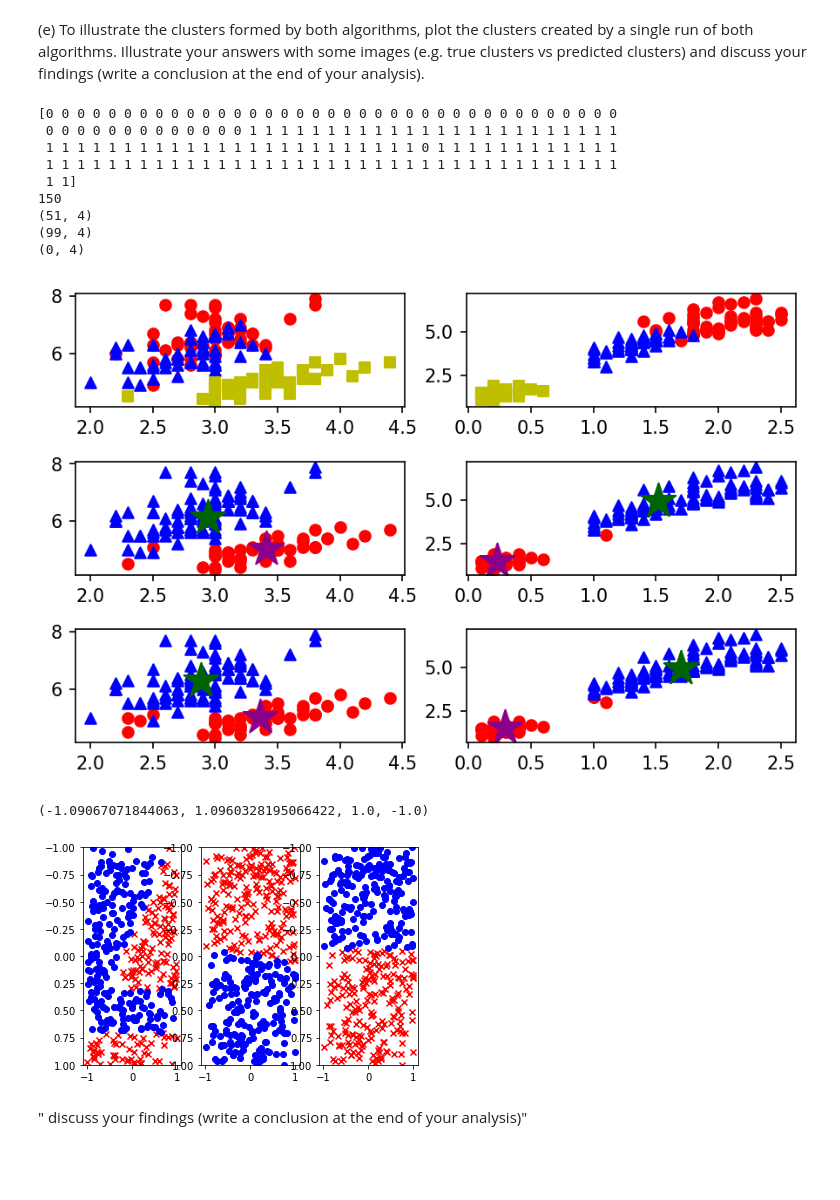
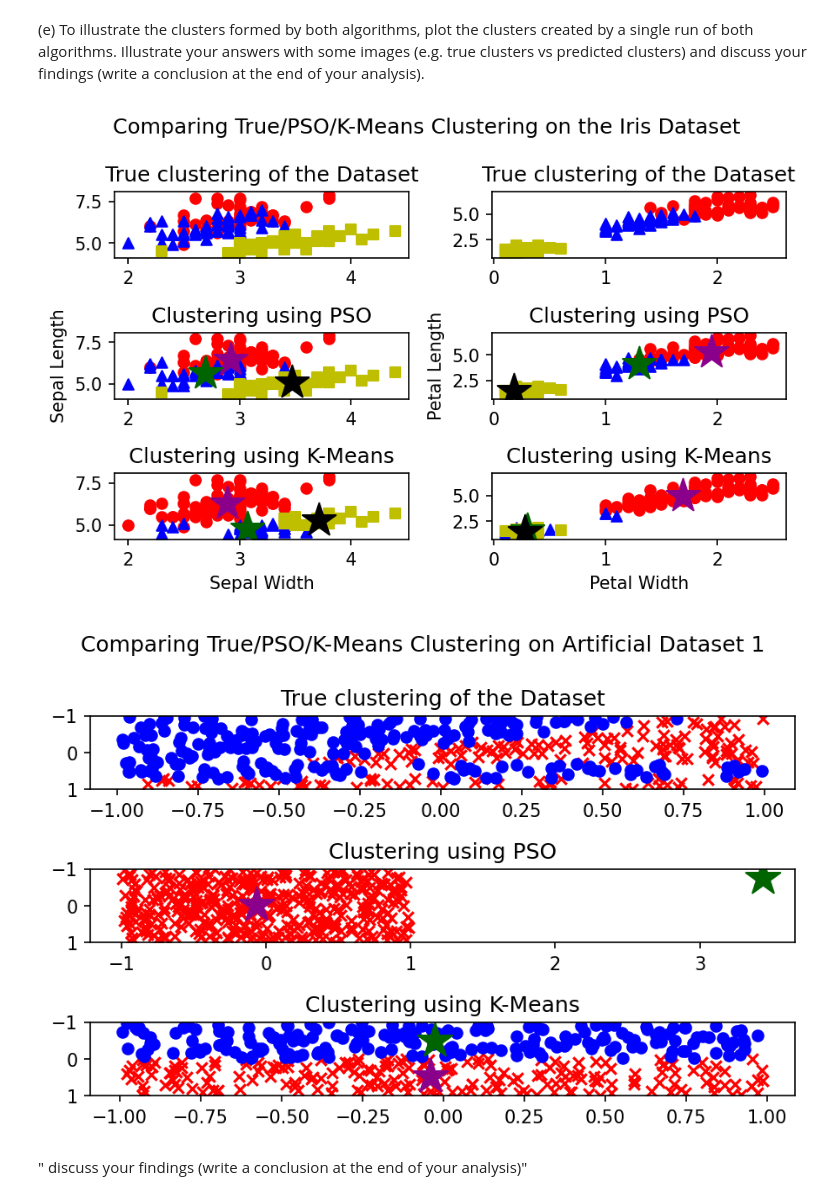
Before and after one commit to JanSchering/natural_computing, a Jupyter notebook: assignment_2/Ex3.ipynb, the cells around one changed output. Drawn from its saved outputs; the diff is of its cells as text; code cells hidden in the pictures; blank space fills up the shorter version.

Commit message:
Adjust plots Ex3

```diff
--- a/assignment_2/Ex3.ipynb
+++ b/assignment_2/Ex3.ipynb
@@ -192,7 +192,7 @@ def update_position(current, velocity) -> np.ndarray:
 </ol>
 # %%
 # Define a function that runs the K-Means PSO algorithm
-def k_means_PSO(K:int, data_dim: int, dataset:np.ndarray, pop_size:int, max_iter:int, omega:float, alpha1:float, alpha2:float) -> np.ndarray:
+def pso(K:int, data_dim: int, dataset:np.ndarray, pop_size:int, max_iter:int, omega:float, alpha1:float, alpha2:float) -> np.ndarray:
     """Runs a K-Means PSO algorithm for <max_iter> iterations to find a set of <K> clusters for a dataset.
 
     Args:
@@ -555,7 +555,7 @@ alpha1 = alpha2 = 1.49
 dataset = df.iloc[:, :-1].to_numpy()
 assert dataset.shape == (df.shape[0], 4)
 _, num_dimensions = dataset.shape
-best, best_fitness, fitness_history = k_means_PSO(K, num_dimensions, dataset, pop_size, iterations, omega, alpha1, alpha2)
+best, best_fitness, fitness_history = pso(K, num_dimensions, dataset, pop_size, iterations, omega, alpha1, alpha2)
 
 cluster_marker = "*"
 cluster_color = ["darkmagenta", "darkgreen", "black"]
@@ -575,7 +575,7 @@ axs[1].set_xlabel("Petal Width")
 axs[1].set_ylabel("Petal Length")
 axs[2].set_xlabel("iteration")
 axs[2].set_ylabel("fitness")
-fig.suptitle("Visualizing a sample run using K-Means PSO")
+fig.suptitle("Visualizing a sample run using PSO")
 axs[0].legend(bbox_to_anchor=(1,-0.3), prop={'size': 6}, markerscale=.5)
 axs[1].legend(bbox_to_anchor=(1,-0.3), prop={'size': 6}, markerscale=.5)
 fig.tight_layout()
@@ -706,6 +706,11 @@ def get_assignments(particle, dataset):
 # %%
 # Plot the predicted clustering vs true clustering for the Iris Dataset
 df = pd.read_csv("iris.data", names=["sepal length", "sepal width", "petal length", "petal width", "label"])
+K = 3
+iterations = 100
+pop_size = 10
+omega = 0.72
+alpha1 = alpha2 = 1.49
 
 fig, axs = plt.subplots(3,2, facecolor='w')
 # Define pyplot utils
@@ -719,7 +724,7 @@ plot_iris_dataset(axs[0][0], axs[0][1], df)
 dataset = df.iloc[:, :-1].to_numpy()
 assert dataset.shape == (df.shape[0], 4)
 _, num_dimensions = dataset.shape
-best, best_fitness, fitness_history = k_means_PSO(K, num_dimensions, dataset, pop_size, iterations, omega, alpha1, alpha2)
+best, best_fitness, fitness_history = pso(K, num_dimensions, dataset, pop_size, iterations, omega, alpha1, alpha2)
 
 
 # Create different markers for each class
@@ -729,11 +734,8 @@ labels = set(df["label"])
 
 # Plot the results
 assignments = get_assignments(best, dataset)
-print(assignments)
-print(len(assignments))
 for cluster_idx, label in enumerate(labels):
     class_points = dataset[assignments == cluster_idx]
-    print(class_points.shape)
     if class_points.shape[0] > 0:
         # Plot the assigned Petal width/length
         axs[1][0].scatter(class_points[:, 1], class_points[:, 0], marker=markers[cluster_idx], color=colors[cluster_idx], label=label)
@@ -764,19 +766,26 @@ for idx, cluster in enumerate(best):
     axs[2][0].scatter(cluster[1], cluster[0], marker=cluster_marker, color=cluster_color[idx], label=f"Centroid class{idx}", s=400)
     axs[2][1].scatter(cluster[3], cluster[2], marker=cluster_marker, color=cluster_color[idx], label=f"Centroid class{idx}", s=400)
 
+
+#plt.setp(axs[-1, :], xlabel='Generation')
+#plt.setp(axs[:, 0], ylabel='Fitness')
+plt.setp(axs[-1, 1], xlabel="Petal Width")
+plt.setp(axs[-1, 0], xlabel="Sepal Width")
+plt.setp(axs[1, 0], ylabel="Sepal Length")
+plt.setp(axs[1, 1], ylabel="Petal Length")
+axs[0][0].title.set_text("True clustering of the Dataset")
+axs[0][1].title.set_text("True clustering of the Dataset")
+axs[1][0].title.set_text("Clustering using PSO")
+axs[1][1].title.set_text("Clustering using PSO")
+axs[2][0].title.set_text("Clustering using K-Means")
+axs[2][1].title.set_text("Clustering using K-Means")
+
+
+fig.suptitle("Comparing True/PSO/K-Means Clustering on the Iris Dataset")
 fig.set_dpi(150)
 fig.tight_layout()
 # %% [output]
-[0 0 0 0 0 0 0 0 0 0 0 0 0 0 0 0 0 0 0 0 0 0 0 0 0 0 0 0 0 0 0 0 0 0 0 0 0
- 0 0 0 0 0 0 0 0 0 0 0 0 0 1 1 1 1 1 1 1 1 1 1 1 1 1 1 1 1 1 1 1 1 1 1 1 1
- 1 1 1 1 1 1 1 1 1 1 1 1 1 1 1 1 1 1 1 1 1 1 1 1 0 1 1 1 1 1 1 1 1 1 1 1 1
- 1 1 1 1 1 1 1 1 1 1 1 1 1 1 1 1 1 1 1 1 1 1 1 1 1 1 1 1 1 1 1 1 1 1 1 1 1
- 1 1]
-150
-(51, 4)
-(99, 4)
-(0, 4)
-[figure, old version]
+[figure, new version]
 # %%
 # Plot the predicted clustering vs true clustering for Artificial Dataset 1
 dataset = np.random.uniform(-1,1,[400,2])
@@ -790,37 +799,45 @@ trials = 30
 num_inits = 10
 omega = 0.72
 alpha1 = alpha2 = 1.49
 
-fig, axs = plt.subplots(1,3)
+fig, axs = plt.subplots(3)
 
 # Plot the true assignments in the first plot
 plot_dataset(axs[0], dataset)
 
 # Plot the predicted assignments using K-Means PSO in the second plot
-best, best_fitness, fitness_history = k_means_PSO(K, num_dimensions, dataset, pop_size, iterations, omega, alpha1, alpha2)
+best, best_fitness, fitness_history = pso(K, num_dimensions, dataset, pop_size, iterations, omega, alpha1, alpha2)
 markers = ["x", "o"]
 colors = ["r", "b"]
 assignments = get_assignments(best, dataset)
 for cluster_idx in range(K):
     datapoints = dataset[assignments == cluster_idx]
     axs[1].scatter(datapoints[:, 0], datapoints[:, 1], marker=markers[cluster_idx], color=colors[cluster_idx])
+for idx, cluster in enumerate(best):
+    axs[1].scatter(cluster[0], cluster[1], marker=cluster_marker, color=cluster_color[idx], label=f"Centroid class{idx}", s=400)
 axs[1].axis(ymax=-1, ymin=1)
 
 
 # Plot the predicted assignments using K-Means
 best, best_fitness, fitness_history = K_Means(K, dataset, iterations, num_inits)
 markers = ["x", "o"]
 colors = ["r", "b"]
 assignments = get_assignments(best, dataset)
 for cluster_idx in range(K):
     datapoints = dataset[assignments == cluster_idx]
     axs[2].scatter(datapoints[:, 0], datapoints[:, 1], marker=markers[cluster_idx], color=colors[cluster_idx])
+for idx, cluster in enumerate(best):
+    axs[2].scatter(cluster[0], cluster[1], marker=cluster_marker, color=cluster_color[idx], label=f"Centroid class{idx}", s=400)
 axs[2].axis(ymax=-1, ymin=1)
 
+axs[0].title.set_text("True clustering of the Dataset")
+axs[1].title.set_text("Clustering using PSO")
+axs[2].title.set_text("Clustering using K-Means")
+fig.suptitle("Comparing True/PSO/K-Means Clustering on Artificial Dataset 1")
 fig.tight_layout()
+fig.set_dpi(150)
 # %% [output]
-(-1.09067071844063, 1.0960328195066422, 1.0, -1.0)
-[figure, old version]
+[figure, new version]
 # %% [markdown]
 " discuss your findings (write a conclusion at the end of your analysis)"
 # %% [markdown]
```
Also changed, not shown: parts of 3 cells of this notebook.
